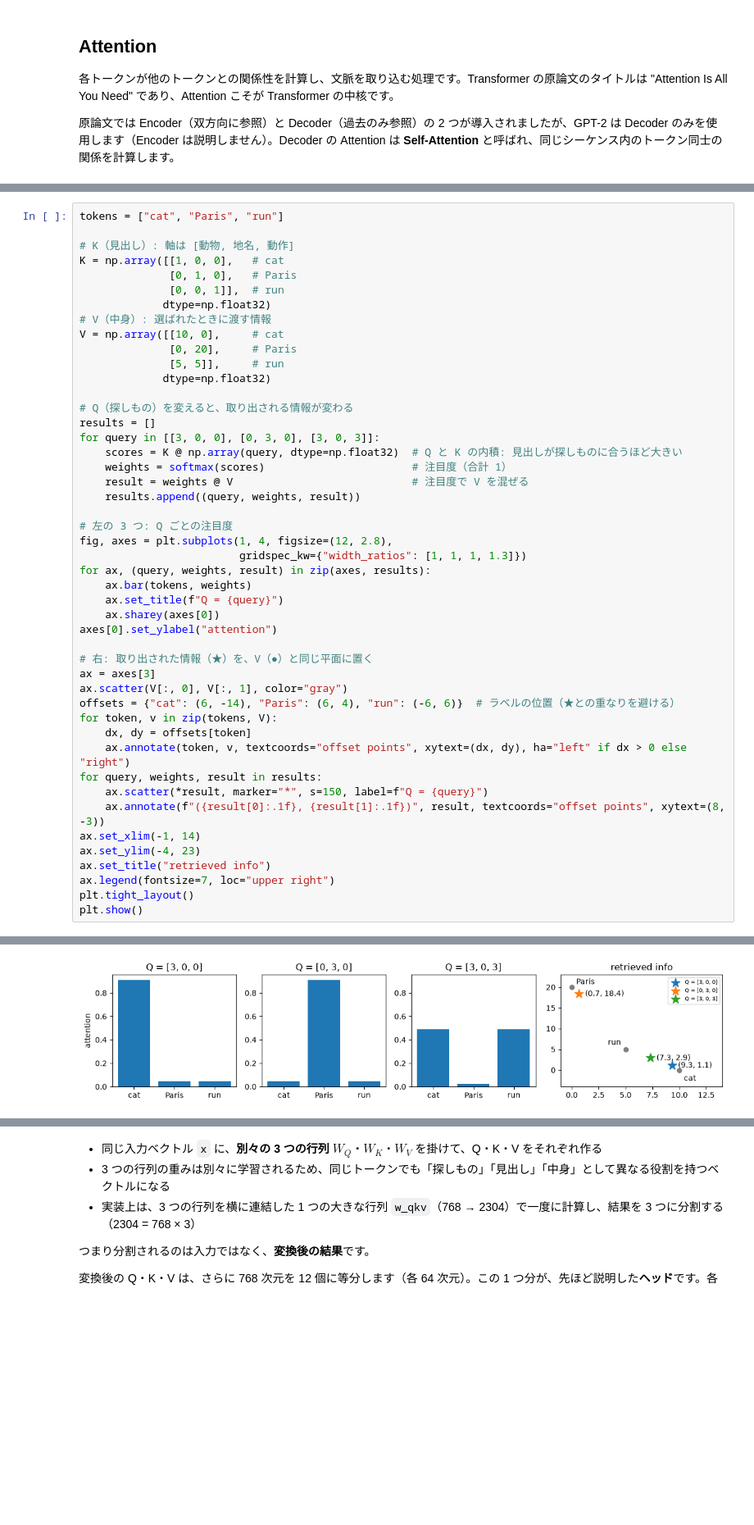
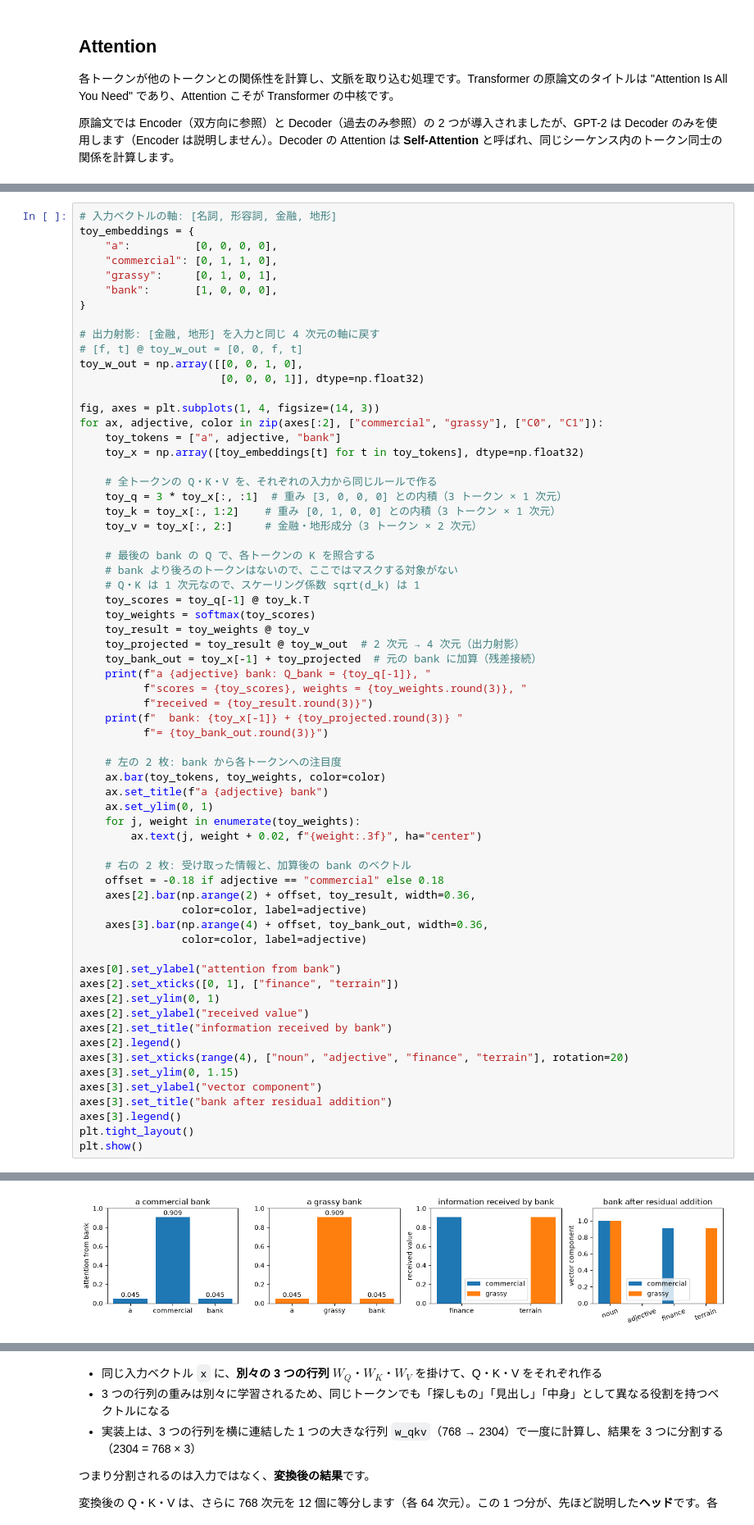
Before and after one commit to 7shi/my-gpt2, a Jupyter notebook: abridged.ipynb, the cells around one changed output, grey strips where cells are left out. Shown at 82% size. Cells and saved outputs as stored; diff of their text form; blank space fills up the shorter version.

Commit message:
整理: Attention の人工例を a commercial bank / a grassy bank に差し替え、出力射影・残差接続と語順の説明を追加

```diff
--- a/abridged.ipynb
+++ b/abridged.ipynb
@@ -524,48 +539,66 @@ Attention の考え方を、検索にたとえた小さな人工的な例で数
 # %%
-tokens = ["cat", "Paris", "run"]
+# 入力ベクトルの軸: [名詞, 形容詞, 金融, 地形]
+toy_embeddings = {
+    "a":          [0, 0, 0, 0],
+    "commercial": [0, 1, 1, 0],
+    "grassy":     [0, 1, 0, 1],
+    "bank":       [1, 0, 0, 0],
+}
 
-# K（見出し）: 軸は [動物, 地名, 動作]
-K = np.array([[1, 0, 0],   # cat
-              [0, 1, 0],   # Paris
-              [0, 0, 1]],  # run
-             dtype=np.float32)
-# V（中身）: 選ばれたときに渡す情報
-V = np.array([[10, 0],     # cat
-              [0, 20],     # Paris
-              [5, 5]],     # run
-             dtype=np.float32)
+# 出力射影: [金融, 地形] を入力と同じ 4 次元の軸に戻す
+# [f, t] @ toy_w_out = [0, 0, f, t]
+toy_w_out = np.array([[0, 0, 1, 0],
+                      [0, 0, 0, 1]], dtype=np.float32)
 
-# Q（探しもの）を変えると、取り出される情報が変わる
-results = []
-for query in [[3, 0, 0], [0, 3, 0], [3, 0, 3]]:
-    scores = K @ np.array(query, dtype=np.float32)  # Q と K の内積: 見出しが探しものに合うほど大きい
-    weights = softmax(scores)                       # 注目度（合計 1）
-    result = weights @ V                            # 注目度で V を混ぜる
-    results.append((query, weights, result))
+fig, axes = plt.subplots(1, 4, figsize=(14, 3))
+for ax, adjective, color in zip(axes[:2], ["commercial", "grassy"], ["C0", "C1"]):
+    toy_tokens = ["a", adjective, "bank"]
+    toy_x = np.array([toy_embeddings[t] for t in toy_tokens], dtype=np.float32)
 
-# 左の 3 つ: Q ごとの注目度
-fig, axes = plt.subplots(1, 4, figsize=(12, 2.8),
-                         gridspec_kw={"width_ratios": [1, 1, 1, 1.3]})
-for ax, (query, weights, result) in zip(axes, results):
-    ax.bar(tokens, weights)
-    ax.set_title(f"Q = {query}")
-    ax.sharey(axes[0])
-axes[0].set_ylabel("attention")
+    # 全トークンの Q・K・V を、それぞれの入力から同じルールで作る
+    toy_q = 3 * toy_x[:, :1]  # 重み [3, 0, 0, 0] との内積（3 トークン × 1 次元）
+    toy_k = toy_x[:, 1:2]    # 重み [0, 1, 0, 0] との内積（3 トークン × 1 次元）
+    toy_v = toy_x[:, 2:]     # 金融・地形成分（3 トークン × 2 次元）
 
-# 右: 取り出された情報（★）を、V（●）と同じ平面に置く
-ax = axes[3]
-ax.scatter(V[:, 0], V[:, 1], color="gray")
-offsets = {"cat": (6, -14), "Paris": (6, 4), "run": (-6, 6)}  # ラベルの位置（★との重なりを避ける）
-for token, v in zip(tokens, V):
-    dx, dy = offsets[token]
-    ax.annotate(token, v, textcoords="offset points", xytext=(dx, dy), ha="left" if dx > 0 else "right")
-for query, weights, result in results:
-    ax.scatter(*result, marker="*", s=150, label=f"Q = {query}")
-    ax.annotate(f"({result[0]:.1f}, {result[1]:.1f})", result, textcoords="offset points", xytext=(8, -3))
-ax.set_xlim(-1, 14)
-ax.set_ylim(-4, 23)
-ax.set_title("retrieved info")
-ax.legend(fontsize=7, loc="upper right")
+    # 最後の bank の Q で、各トークンの K を照合する
+    # bank より後ろのトークンはないので、ここではマスクする対象がない
+    # Q・K は 1 次元なので、スケーリング係数 sqrt(d_k) は 1
+    toy_scores = toy_q[-1] @ toy_k.T
+    toy_weights = softmax(toy_scores)
+    toy_result = toy_weights @ toy_v
+    toy_projected = toy_result @ toy_w_out  # 2 次元 → 4 次元（出力射影）
+    toy_bank_out = toy_x[-1] + toy_projected  # 元の bank に加算（残差接続）
+    print(f"a {adjective} bank: Q_bank = {toy_q[-1]}, "
+          f"scores = {toy_scores}, weights = {toy_weights.round(3)}, "
+          f"received = {toy_result.round(3)}")
+    print(f"  bank: {toy_x[-1]} + {toy_projected.round(3)} "
+          f"= {toy_bank_out.round(3)}")
+
+    # 左の 2 枚: bank から各トークンへの注目度
+    ax.bar(toy_tokens, toy_weights, color=color)
+    ax.set_title(f"a {adjective} bank")
+    ax.set_ylim(0, 1)
+    for j, weight in enumerate(toy_weights):
+        ax.text(j, weight + 0.02, f"{weight:.3f}", ha="center")
+
+    # 右の 2 枚: 受け取った情報と、加算後の bank のベクトル
+    offset = -0.18 if adjective == "commercial" else 0.18
+    axes[2].bar(np.arange(2) + offset, toy_result, width=0.36,
+                color=color, label=adjective)
+    axes[3].bar(np.arange(4) + offset, toy_bank_out, width=0.36,
+                color=color, label=adjective)
+
+axes[0].set_ylabel("attention from bank")
+axes[2].set_xticks([0, 1], ["finance", "terrain"])
+axes[2].set_ylim(0, 1)
+axes[2].set_ylabel("received value")
+axes[2].set_title("information received by bank")
+axes[2].legend()
+axes[3].set_xticks(range(4), ["noun", "adjective", "finance", "terrain"], rotation=20)
+axes[3].set_ylim(0, 1.15)
+axes[3].set_ylabel("vector component")
+axes[3].set_title("bank after residual addition")
+axes[3].legend()
 plt.tight_layout()
 plt.show()
 # %% [output]
@@ -572,2 +609,2 @@ plt.show()
-[figure, old version]
+[figure, new version]
 # %% [markdown]
```
Also changed, not shown: parts of 12 cells of this notebook, 2 other files.
